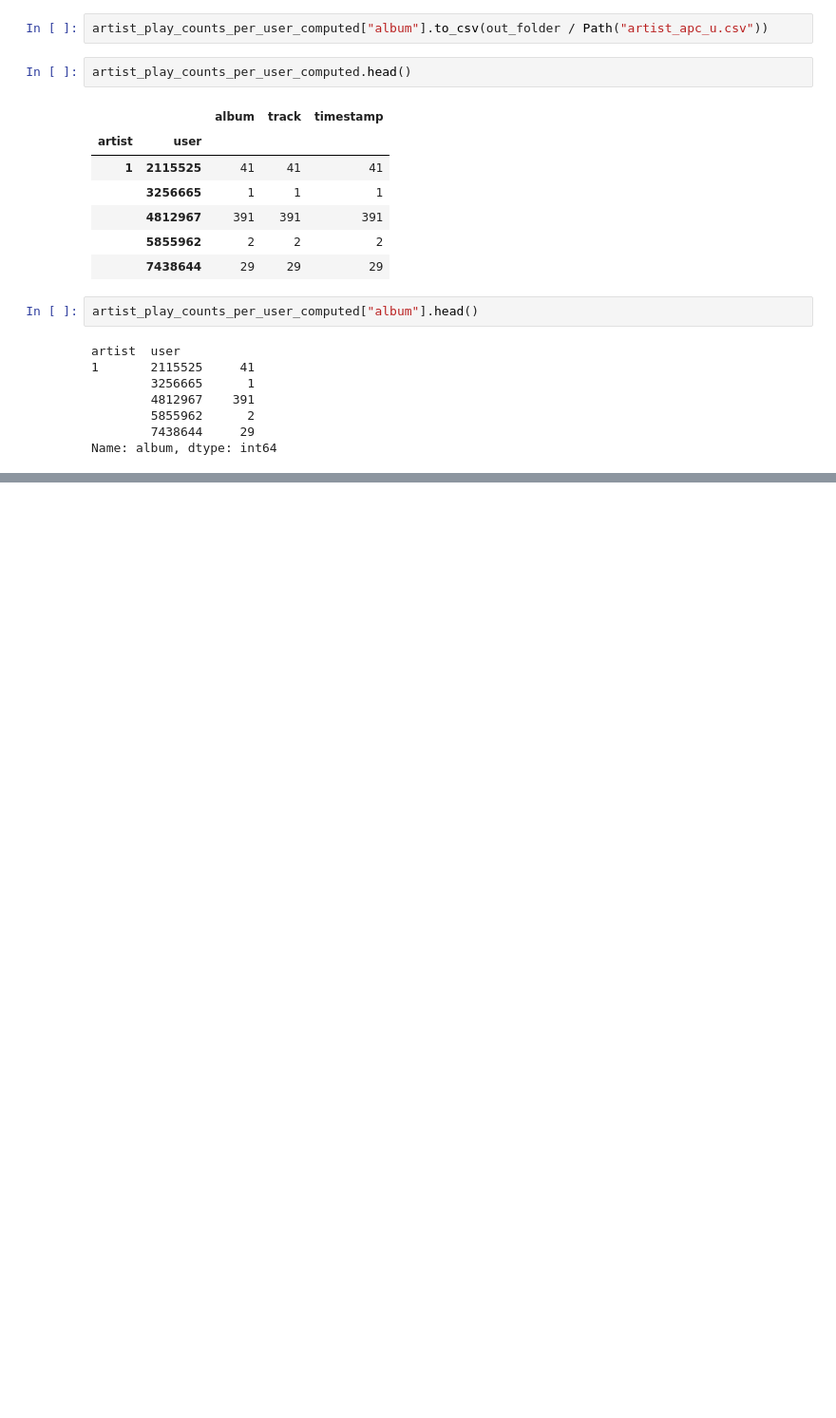
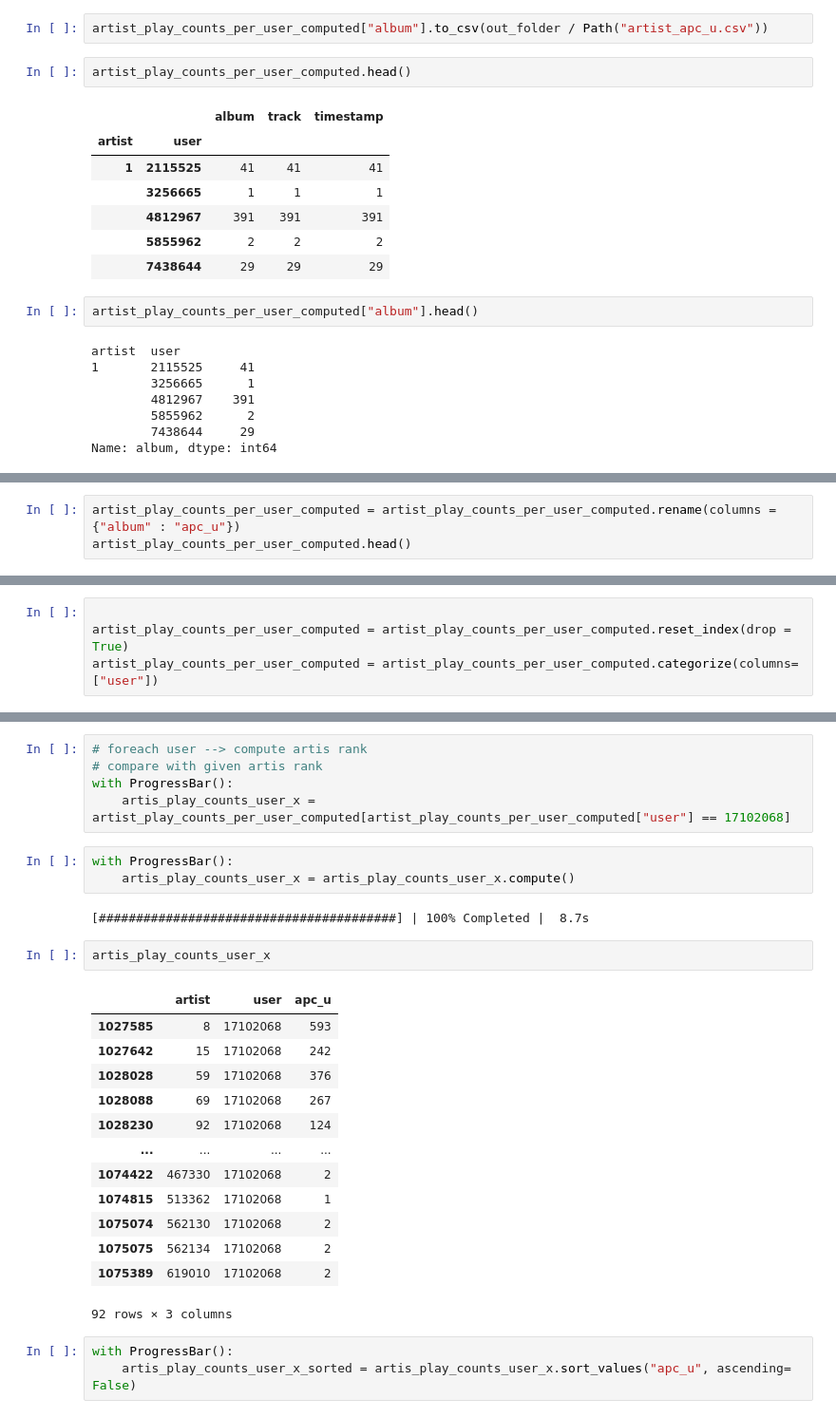
Before and after one commit to CaRniFeXeR/TUW_ExpDesignWS2021, a Jupyter notebook: generate_m_r_apc.ipynb, the cells around one changed output, grey strips where cells are left out. Shown: that part at 95% size. Cells and saved outputs as stored; diff of their text form; blank space fills up the shorter version.

```diff
--- a/generate_m_r_apc.ipynb
+++ b/generate_m_r_apc.ipynb
@@ -67,0 +105,3 @@ Name: album, dtype: int64
+# %%
+artist_play_counts_per_user_computed = artist_play_counts_per_user_computed.rename(columns = {"album" : "apc_u"})
+artist_play_counts_per_user_computed.head()
@@ -67,0 +136,4 @@ Name: album, dtype: int64
+# %%
+
+artist_play_counts_per_user_computed = artist_play_counts_per_user_computed.reset_index(drop = True)
+artist_play_counts_per_user_computed = artist_play_counts_per_user_computed.categorize(columns= ["user"])
@@ -67,0 +149,29 @@ Name: album, dtype: int64
+# %%
+# foreach user --> compute artis rank
+# compare with given artis rank
+with ProgressBar():
+    artis_play_counts_user_x = artist_play_counts_per_user_computed[artist_play_counts_per_user_computed["user"] == 17102068]
+# %%
+with ProgressBar():
+    artis_play_counts_user_x = artis_play_counts_user_x.compute()
+# %% [output]
+[########################################] | 100% Completed |  8.7s
+# %%
+artis_play_counts_user_x
+# %% [output]
+|  | artist | user | apc_u |
+| 1027585 | 8 | 17102068 | 593 |
+| 1027642 | 15 | 17102068 | 242 |
+| 1028028 | 59 | 17102068 | 376 |
+| 1028088 | 69 | 17102068 | 267 |
+| 1028230 | 92 | 17102068 | 124 |
+| ... | ... | ... | ... |
+| 1074422 | 467330 | 17102068 | 2 |
+| 1074815 | 513362 | 17102068 | 1 |
+| 1075074 | 562130 | 17102068 | 2 |
+| 1075075 | 562134 | 17102068 | 2 |
+| 1075389 | 619010 | 17102068 | 2 |
+92 rows × 3 columns
+# %%
+with ProgressBar():
+    artis_play_counts_user_x_sorted = artis_play_counts_user_x.sort_values("apc_u", ascending= False)
```
Also changed, not shown: parts of 40 cells of this notebook.
